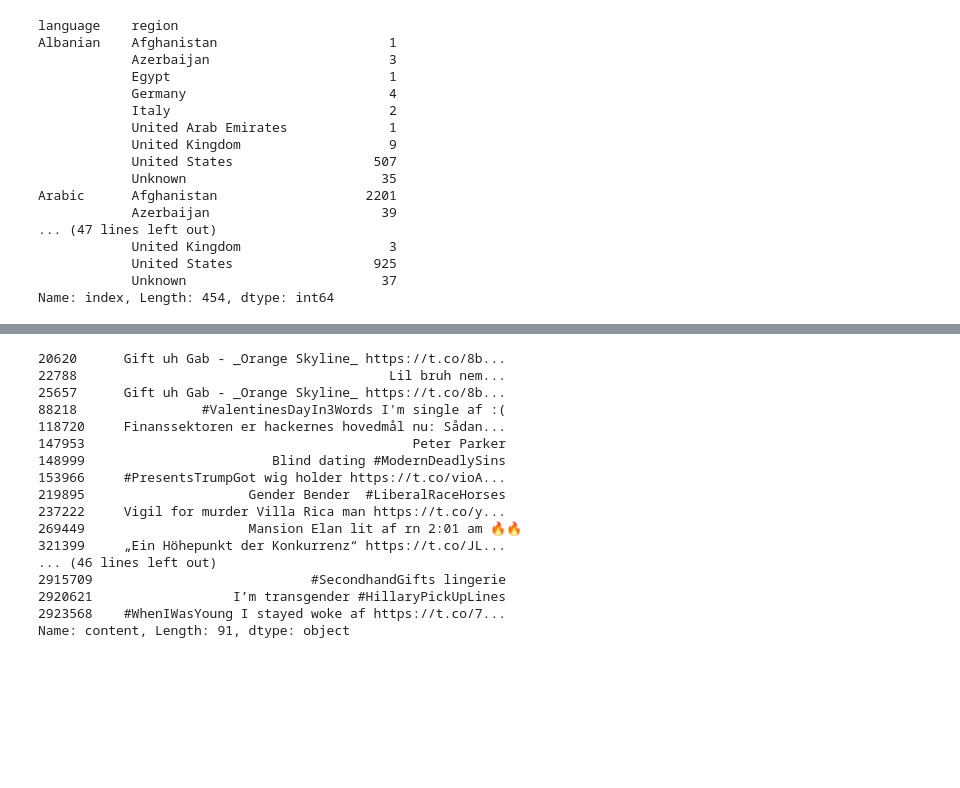
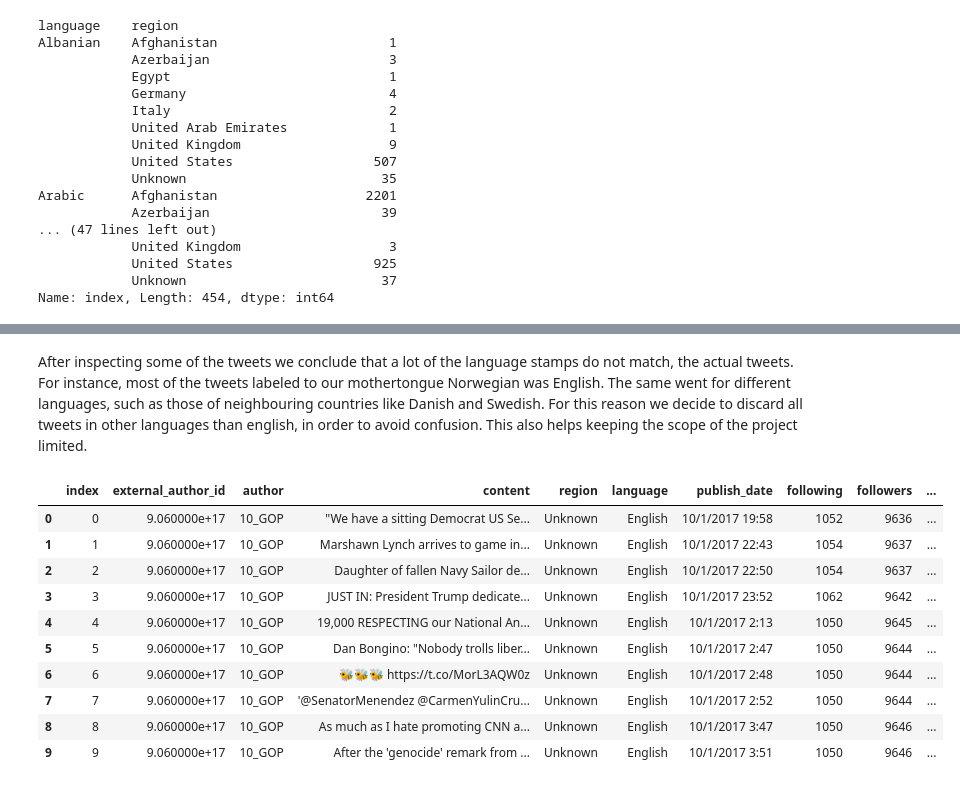
Before and after one commit to haakonms/ADAproject, a Jupyter notebook: TweetProject.ipynb, the cells around one changed output, grey strips where cells are left out. Drawn from its saved outputs; the diff is of its cells as text; code cells hidden in the pictures; blank space fills up the shorter version.

Commit message:
Update TweetProject.ipynb
some comments etc.

```diff
--- a/TweetProject.ipynb
+++ b/TweetProject.ipynb
@@ -86,3 +105,5 @@ len(data)
+# %%
+data = data.drop(columns=["harvested_date","new_june_2018"])
 # %%
 data["region"].unique()
 # %% [output]
@@ -164,20 +166,17 @@ norwegian_data = data.loc[data['language'] == "Danish"]
-# %%
-norwegian_data["content"]
-# %% [output]
-20620      Gift uh Gab - _Orange Skyline_ https://t.co/8b...
-22788                                        Lil bruh nem...
-25657      Gift uh Gab - _Orange Skyline_ https://t.co/8b...
-88218                #ValentinesDayIn3Words I'm single af :(
-118720     Finanssektoren er hackernes hovedmål nu: Sådan...
-147953                                          Peter Parker
-148999                        Blind dating #ModernDeadlySins
-153966     #PresentsTrumpGot wig holder https://t.co/vioA...
-219895                     Gender Bender  #LiberalRaceHorses
-237222     Vigil for murder Villa Rica man https://t.co/y...
-269449                     Mansion Elan lit af rn 2:01 am 🔥🔥
-321399     „Ein Höhepunkt der Konkurrenz“ https://t.co/JL...
-... (46 lines left out)
-2915709                            #SecondhandGifts lingerie
-2920621                  I’m transgender #HillaryPickUpLines
-2923568    #WhenIWasYoung I stayed woke af https://t.co/7...
-Name: content, Length: 91, dtype: object
+# %% [markdown]
+After inspecting some of the tweets we conclude that a lot of the language stamps do not match, the actual tweets. For instance, most of the tweets labeled to our mothertongue Norwegian was English. The same went for different languages, such as those of neighbouring countries like Danish and Swedish. For this reason we decide to discard all tweets in other languages than english, in order to avoid confusion. This also helps keeping the scope of the project limited.
+# %%
+data = data.loc[data['language'] == "English"]
+data.head(10)
+# %% [output]
+|  | index | external_author_id | author | content | region | language | publish_date | following | followers | ... |
+| 0 | 0 | 9.060000e+17 | 10_GOP | "We have a sitting Democrat US Se... | Unknown | English | 10/1/2017 19:58 | 1052 | 9636 | ... |
+| 1 | 1 | 9.060000e+17 | 10_GOP | Marshawn Lynch arrives to game in... | Unknown | English | 10/1/2017 22:43 | 1054 | 9637 | ... |
+| 2 | 2 | 9.060000e+17 | 10_GOP | Daughter of fallen Navy Sailor de... | Unknown | English | 10/1/2017 22:50 | 1054 | 9637 | ... |
+| 3 | 3 | 9.060000e+17 | 10_GOP | JUST IN: President Trump dedicate... | Unknown | English | 10/1/2017 23:52 | 1062 | 9642 | ... |
+| 4 | 4 | 9.060000e+17 | 10_GOP | 19,000 RESPECTING our National An... | Unknown | English | 10/1/2017 2:13 | 1050 | 9645 | ... |
+| 5 | 5 | 9.060000e+17 | 10_GOP | Dan Bongino: "Nobody trolls liber... | Unknown | English | 10/1/2017 2:47 | 1050 | 9644 | ... |
+| 6 | 6 | 9.060000e+17 | 10_GOP | 🐝🐝🐝 https://t.co/MorL3AQW0z | Unknown | English | 10/1/2017 2:48 | 1050 | 9644 | ... |
+| 7 | 7 | 9.060000e+17 | 10_GOP | '@SenatorMenendez @CarmenYulinCru... | Unknown | English | 10/1/2017 2:52 | 1050 | 9644 | ... |
+| 8 | 8 | 9.060000e+17 | 10_GOP | As much as I hate promoting CNN a... | Unknown | English | 10/1/2017 3:47 | 1050 | 9646 | ... |
+| 9 | 9 | 9.060000e+17 | 10_GOP | After the 'genocide' remark from ... | Unknown | English | 10/1/2017 3:51 | 1050 | 9646 | ... |
```
Also changed, not shown: parts of 13 cells of this notebook.
